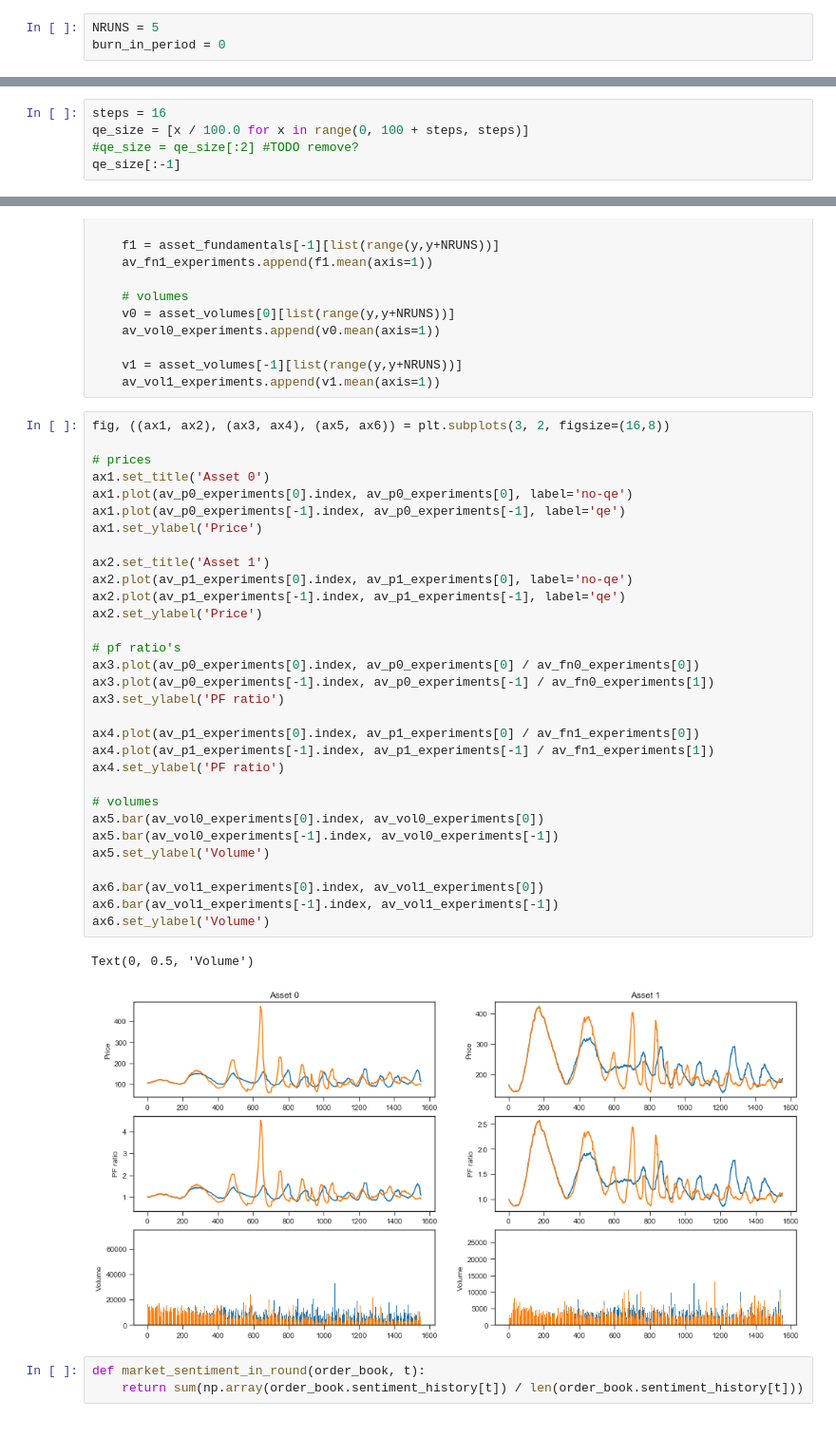
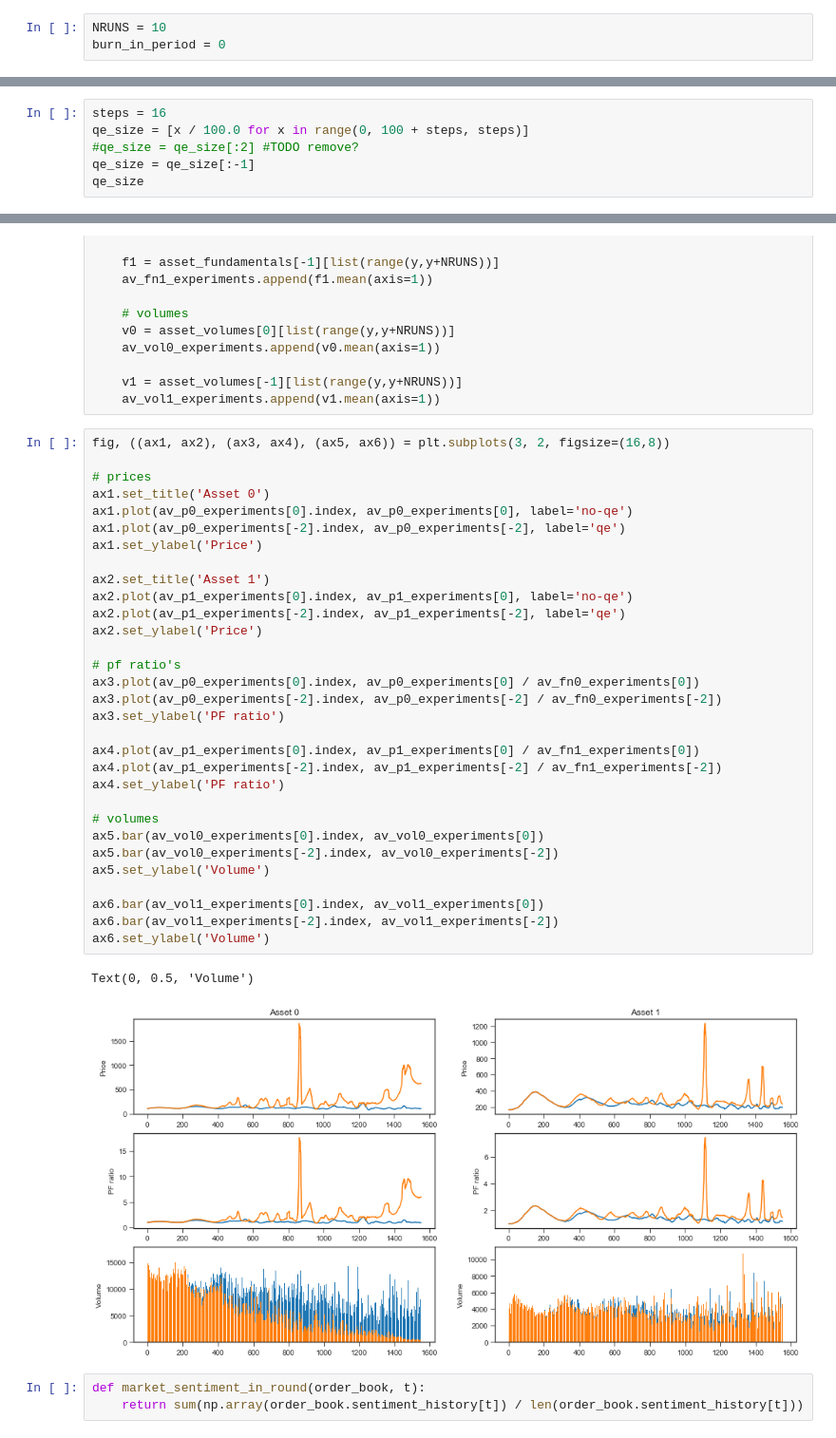
Before and after one commit to joerischasfoort/qe-inequality, a Jupyter notebook: qe-experiment-HE.ipynb, the cells around one changed output, grey strips where cells are left out. Shown at 95% size. Cells and saved outputs as stored; diff of their text form.

```diff
--- a/qe-experiment-HE.ipynb
+++ b/qe-experiment-HE.ipynb
@@ -24,7 +24,7 @@ def confidence_interval(data, av):
 # %% [markdown]
 # QE experiment with HE
 # %%
-NRUNS = 5
+NRUNS = 10
 burn_in_period = 0
 # %%
 params = params = {"fundamental_values": [105, 166], "asset_types": ['stock', 'stock'],
@@ -43,7 +43,8 @@ params = params = {"fundamental_values": [105, 166], "asset_types": ['stock', 's
 steps = 16
 qe_size = [x / 100.0 for x in range(0, 100 + steps, steps)]
 #qe_size = qe_size[:2] #TODO remove?
-qe_size[:-1]
+qe_size = qe_size[:-1]
+qe_size
 # %% [output]
 [0.0, 0.16, 0.32, 0.48, 0.64, 0.8, 0.96]
 # %%
@@ -141,37 +141,37 @@ for x in range(experiments):
 # %%
 fig, ((ax1, ax2), (ax3, ax4), (ax5, ax6)) = plt.subplots(3, 2, figsize=(16,8))
 
 # prices
 ax1.set_title('Asset 0')
 ax1.plot(av_p0_experiments[0].index, av_p0_experiments[0], label='no-qe')
-ax1.plot(av_p0_experiments[-1].index, av_p0_experiments[-1], label='qe')
+ax1.plot(av_p0_experiments[-2].index, av_p0_experiments[-2], label='qe')
 ax1.set_ylabel('Price')
 
 ax2.set_title('Asset 1')
 ax2.plot(av_p1_experiments[0].index, av_p1_experiments[0], label='no-qe')
-ax2.plot(av_p1_experiments[-1].index, av_p1_experiments[-1], label='qe')
+ax2.plot(av_p1_experiments[-2].index, av_p1_experiments[-2], label='qe')
 ax2.set_ylabel('Price')
 
 # pf ratio's
 ax3.plot(av_p0_experiments[0].index, av_p0_experiments[0] / av_fn0_experiments[0])
-ax3.plot(av_p0_experiments[-1].index, av_p0_experiments[-1] / av_fn0_experiments[1])
+ax3.plot(av_p0_experiments[-2].index, av_p0_experiments[-2] / av_fn0_experiments[-2])
 ax3.set_ylabel('PF ratio')
 
 ax4.plot(av_p1_experiments[0].index, av_p1_experiments[0] / av_fn1_experiments[0])
-ax4.plot(av_p1_experiments[-1].index, av_p1_experiments[-1] / av_fn1_experiments[1])
+ax4.plot(av_p1_experiments[-2].index, av_p1_experiments[-2] / av_fn1_experiments[-2])
 ax4.set_ylabel('PF ratio')
 
 # volumes
 ax5.bar(av_vol0_experiments[0].index, av_vol0_experiments[0])
-ax5.bar(av_vol0_experiments[-1].index, av_vol0_experiments[-1])
+ax5.bar(av_vol0_experiments[-2].index, av_vol0_experiments[-2])
 ax5.set_ylabel('Volume')
 
 ax6.bar(av_vol1_experiments[0].index, av_vol1_experiments[0])
-ax6.bar(av_vol1_experiments[-1].index, av_vol1_experiments[-1])
+ax6.bar(av_vol1_experiments[-2].index, av_vol1_experiments[-2])
 ax6.set_ylabel('Volume')
 # %% [output]
 Text(0, 0.5, 'Volume')
-[figure, old version]
+[figure, new version]
 # %%
 def market_sentiment_in_round(order_book, t):
     return sum(np.array(order_book.sentiment_history[t]) / len(order_book.sentiment_history[t]))
```
Also changed, not shown: parts of 5 cells of this notebook, 3 other files.
